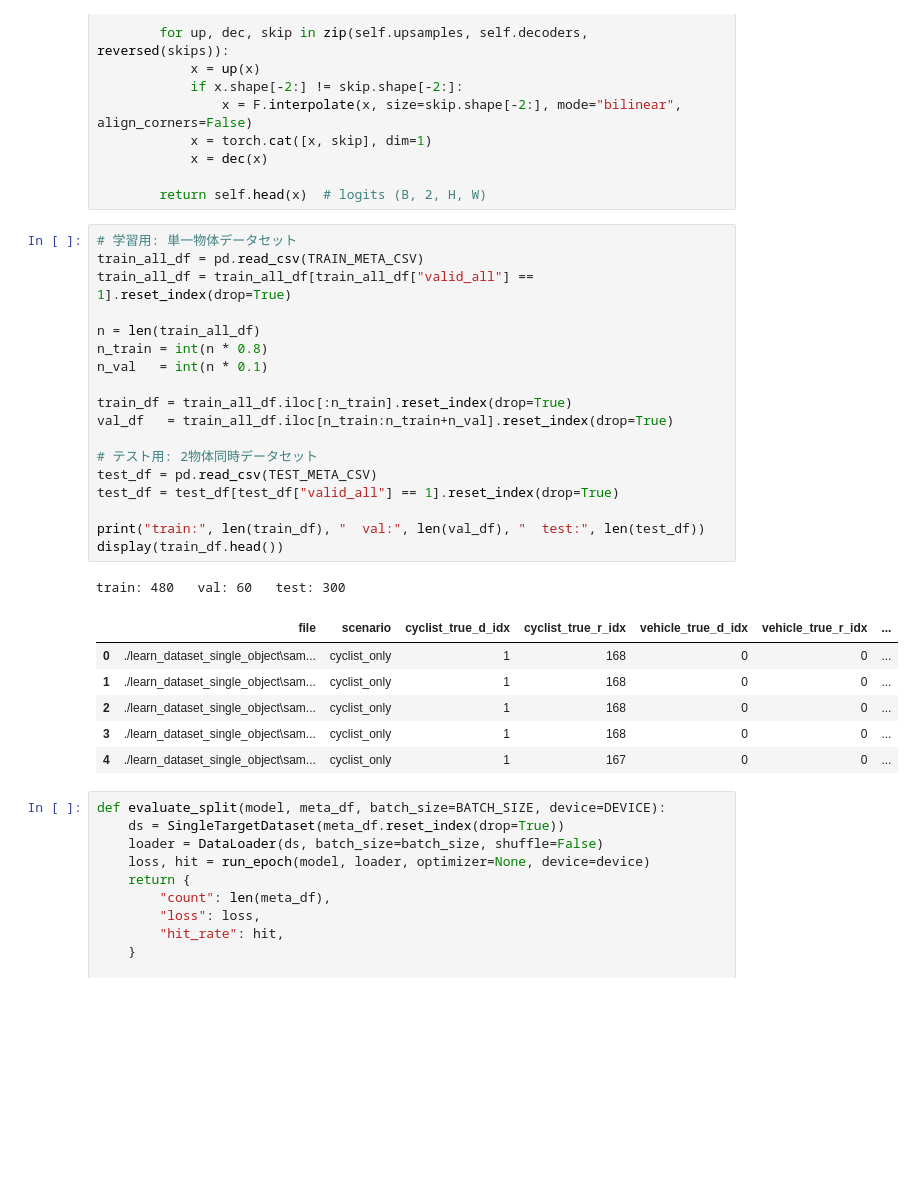
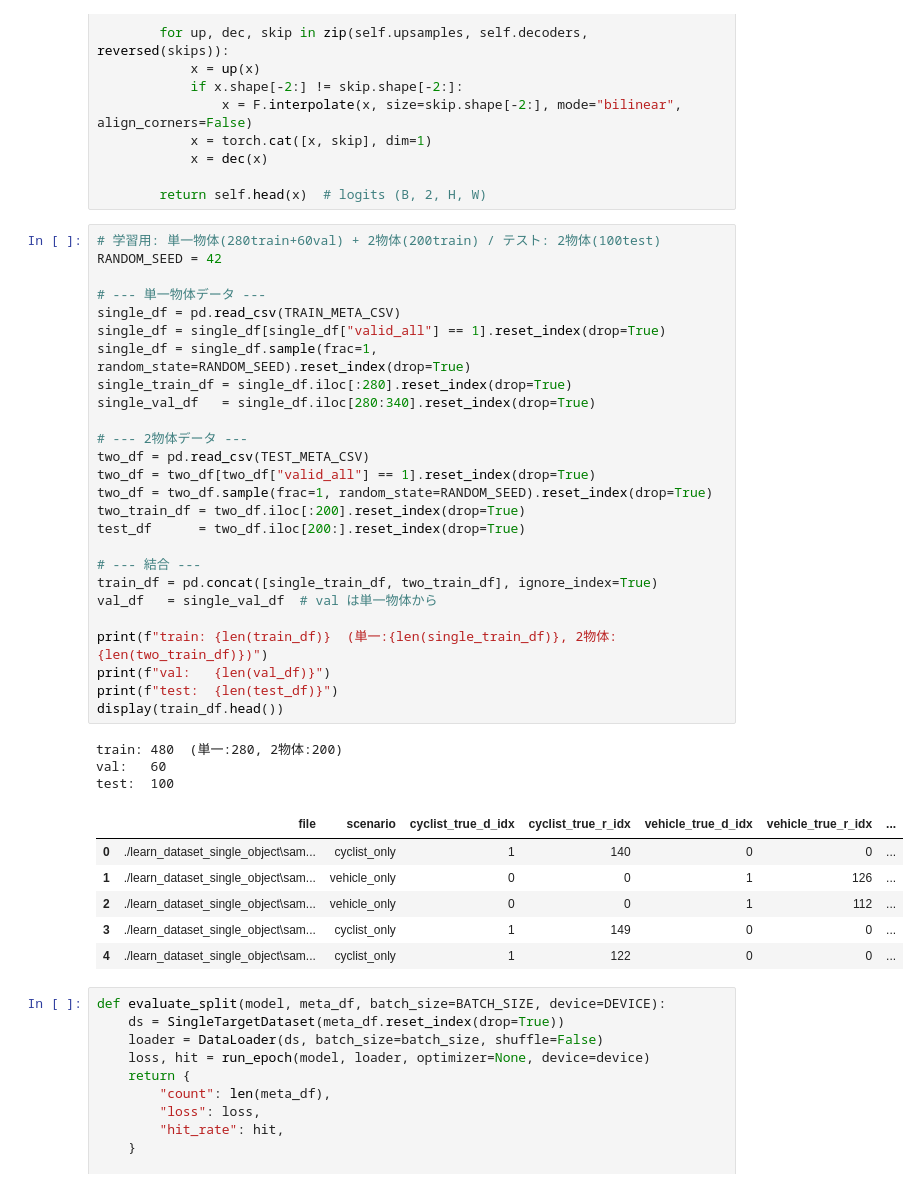
Before and after one commit to kousukeyamakubo/study, a Jupyter notebook: 400MHz変更用/check.ipynb, the cells around one changed output. Drawn from its saved outputs; the diff is of its cells as text; blank space fills up the shorter version.

```diff
--- a/400MHz変更用/check.ipynb
+++ b/400MHz変更用/check.ipynb
@@ -508,31 +217,41 @@ class RadarLightUNet(nn.Module):
 
         return self.head(x)  # logits (B, 2, H, W)
 # %%
-# 学習用: 単一物体データセット
-train_all_df = pd.read_csv(TRAIN_META_CSV)
-train_all_df = train_all_df[train_all_df["valid_all"] == 1].reset_index(drop=True)
+# 学習用: 単一物体(280train+60val) + 2物体(200train) / テスト: 2物体(100test)
+RANDOM_SEED = 42
 
-n = len(train_all_df)
-n_train = int(n * 0.8)
-n_val   = int(n * 0.1)
+# --- 単一物体データ ---
+single_df = pd.read_csv(TRAIN_META_CSV)
+single_df = single_df[single_df["valid_all"] == 1].reset_index(drop=True)
+single_df = single_df.sample(frac=1, random_state=RANDOM_SEED).reset_index(drop=True)
+single_train_df = single_df.iloc[:280].reset_index(drop=True)
+single_val_df   = single_df.iloc[280:340].reset_index(drop=True)
 
-train_df = train_all_df.iloc[:n_train].reset_index(drop=True)
-val_df   = train_all_df.iloc[n_train:n_train+n_val].reset_index(drop=True)
+# --- 2物体データ ---
+two_df = pd.read_csv(TEST_META_CSV)
+two_df = two_df[two_df["valid_all"] == 1].reset_index(drop=True)
+two_df = two_df.sample(frac=1, random_state=RANDOM_SEED).reset_index(drop=True)
+two_train_df = two_df.iloc[:200].reset_index(drop=True)
+test_df      = two_df.iloc[200:].reset_index(drop=True)
 
-# テスト用: 2物体同時データセット
-test_df = pd.read_csv(TEST_META_CSV)
-test_df = test_df[test_df["valid_all"] == 1].reset_index(drop=True)
+# --- 結合 ---
+train_df = pd.concat([single_train_df, two_train_df], ignore_index=True)
+val_df   = single_val_df  # val は単一物体から
 
-print("train:", len(train_df), "  val:", len(val_df), "  test:", len(test_df))
+print(f"train: {len(train_df)}  (単一:{len(single_train_df)}, 2物体:{len(two_train_df)})")
+print(f"val:   {len(val_df)}")
+print(f"test:  {len(test_df)}")
 display(train_df.head())
 # %% [output]
-train: 480   val: 60   test: 300
+train: 480  (単一:280, 2物体:200)
+val:   60
+test:  100
 |  | file | scenario | cyclist_true_d_idx | cyclist_true_r_idx | vehicle_true_d_idx | vehicle_true_r_idx | ... |
-| 0 | ./learn_dataset_single_object\sam... | cyclist_only | 1 | 168 | 0 | 0 | ... |
-| 1 | ./learn_dataset_single_object\sam... | cyclist_only | 1 | 168 | 0 | 0 | ... |
-| 2 | ./learn_dataset_single_object\sam... | cyclist_only | 1 | 168 | 0 | 0 | ... |
-| 3 | ./learn_dataset_single_object\sam... | cyclist_only | 1 | 168 | 0 | 0 | ... |
-| 4 | ./learn_dataset_single_object\sam... | cyclist_only | 1 | 167 | 0 | 0 | ... |
+| 0 | ./learn_dataset_single_object\sam... | cyclist_only | 1 | 140 | 0 | 0 | ... |
+| 1 | ./learn_dataset_single_object\sam... | vehicle_only | 0 | 0 | 1 | 126 | ... |
+| 2 | ./learn_dataset_single_object\sam... | vehicle_only | 0 | 0 | 1 | 112 | ... |
+| 3 | ./learn_dataset_single_object\sam... | cyclist_only | 1 | 149 | 0 | 0 | ... |
+| 4 | ./learn_dataset_single_object\sam... | cyclist_only | 1 | 122 | 0 | 0 | ... |
 # %%
 def evaluate_split(model, meta_df, batch_size=BATCH_SIZE, device=DEVICE):
     ds = SingleTargetDataset(meta_df.reset_index(drop=True))
```
Also changed, not shown: parts of 19 cells of this notebook, 2 other files.
